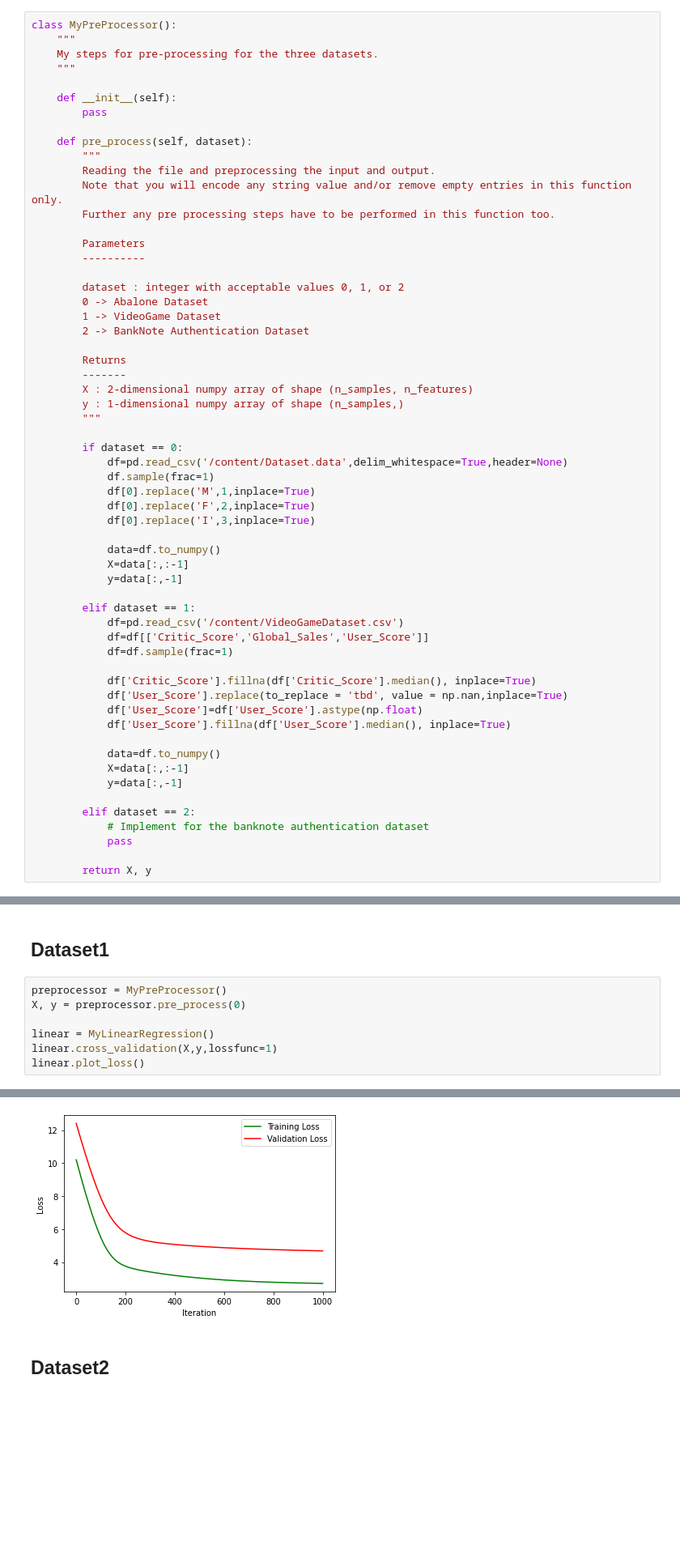
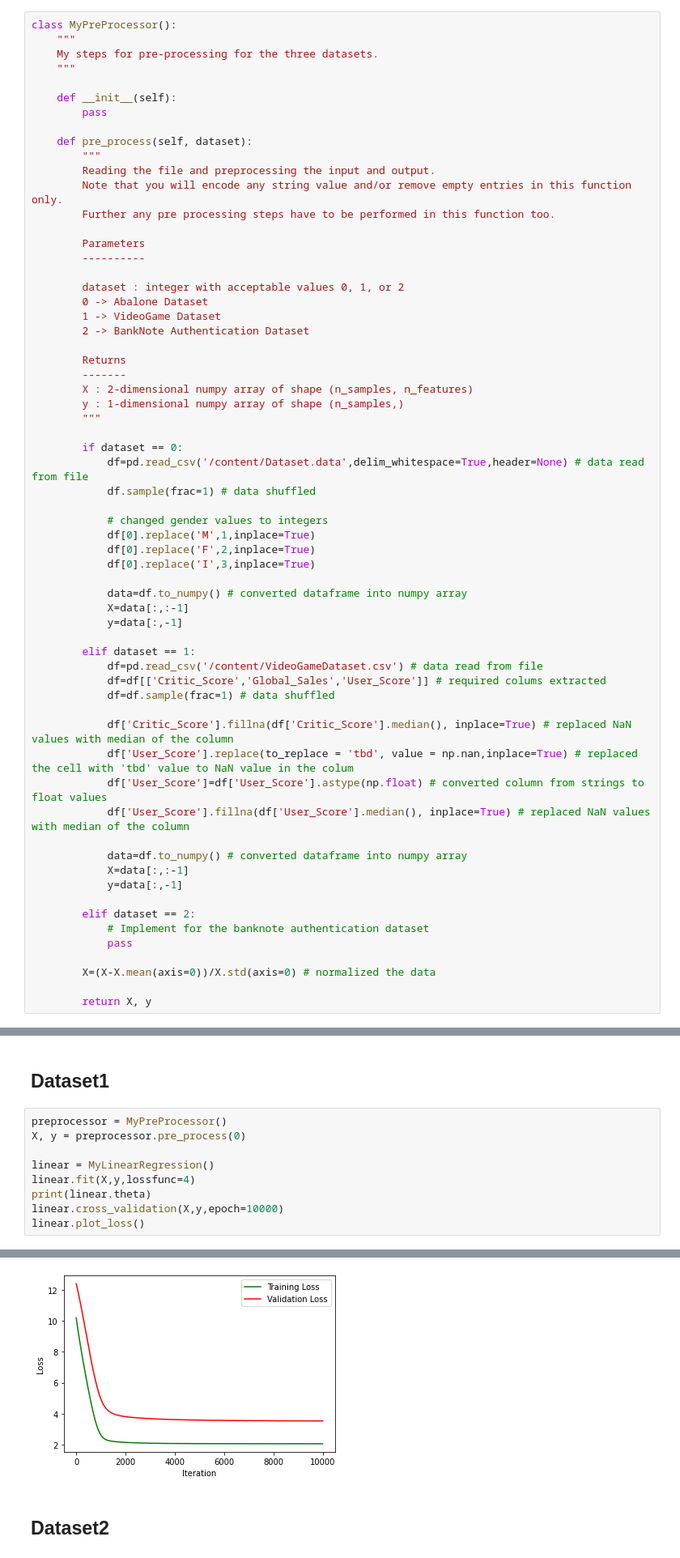
Before and after one commit to itissandeep98/ML-Assignments, a Jupyter notebook: ML_Assignment1.ipynb, the cells around one changed output, grey strips where cells are left out. Shown: that part at 81% size. Saved outputs shown, nothing was run; the diff lists cells and outputs as text; blank space fills up the shorter version.

Commit message:
data normalized

```diff
--- a/ML_Assignment1.ipynb
+++ b/ML_Assignment1.ipynb
@@ -39,27 +39,29 @@ class MyPreProcessor():
         """
 
         if dataset == 0:
-            df=pd.read_csv('/content/Dataset.data',delim_whitespace=True,header=None)
-            df.sample(frac=1)
+            df=pd.read_csv('/content/Dataset.data',delim_whitespace=True,header=None) # data read from file
+            df.sample(frac=1) # data shuffled
+
+            # changed gender values to integers
             df[0].replace('M',1,inplace=True)
             df[0].replace('F',2,inplace=True)
             df[0].replace('I',3,inplace=True)
 
-            data=df.to_numpy()
+            data=df.to_numpy() # converted dataframe into numpy array
             X=data[:,:-1]
             y=data[:,-1]
 
         elif dataset == 1:
-            df=pd.read_csv('/content/VideoGameDataset.csv')
-            df=df[['Critic_Score','Global_Sales','User_Score']]
-            df=df.sample(frac=1)
+            df=pd.read_csv('/content/VideoGameDataset.csv') # data read from file
+            df=df[['Critic_Score','Global_Sales','User_Score']] # required colums extracted
+            df=df.sample(frac=1) # data shuffled
 
-            df['Critic_Score'].fillna(df['Critic_Score'].median(), inplace=True)
-            df['User_Score'].replace(to_replace = 'tbd', value = np.nan,inplace=True)
-            df['User_Score']=df['User_Score'].astype(np.float)
-            df['User_Score'].fillna(df['User_Score'].median(), inplace=True)
+            df['Critic_Score'].fillna(df['Critic_Score'].median(), inplace=True) # replaced NaN values with median of the column
+            df['User_Score'].replace(to_replace = 'tbd', value = np.nan,inplace=True) # replaced the cell with 'tbd' value to NaN value in the colum
+            df['User_Score']=df['User_Score'].astype(np.float) # converted column from strings to float values
+            df['User_Score'].fillna(df['User_Score'].median(), inplace=True) # replaced NaN values with median of the column
 
-            data=df.to_numpy()
+            data=df.to_numpy() # converted dataframe into numpy array
             X=data[:,:-1]
             y=data[:,-1]
 
@@ -67,6 +69,8 @@ class MyPreProcessor():
             # Implement for the banknote authentication dataset
             pass
 
+        X=(X-X.mean(axis=0))/X.std(axis=0) # normalized the data
+
         return X, y
 # %% [markdown]
 # Linear Regression
@@ -355,6 +359,8 @@ preprocessor = MyPreProcessor()
 X, y = preprocessor.pre_process(0)
 
 linear = MyLinearRegression()
-linear.cross_validation(X,y,lossfunc=1)
+linear.fit(X,y,lossfunc=4)
+print(linear.theta)
+linear.cross_validation(X,y,epoch=10000)
 linear.plot_loss()
 # %% [output]
@@ -365,4 +373,4 @@ Validation Loss: 4.676936786313666
-[figure, old version]
+[figure, new version]
 # %% [markdown]
 ## Dataset2
 # %%
```
Also changed, not shown: parts of 2 cells of this notebook.
